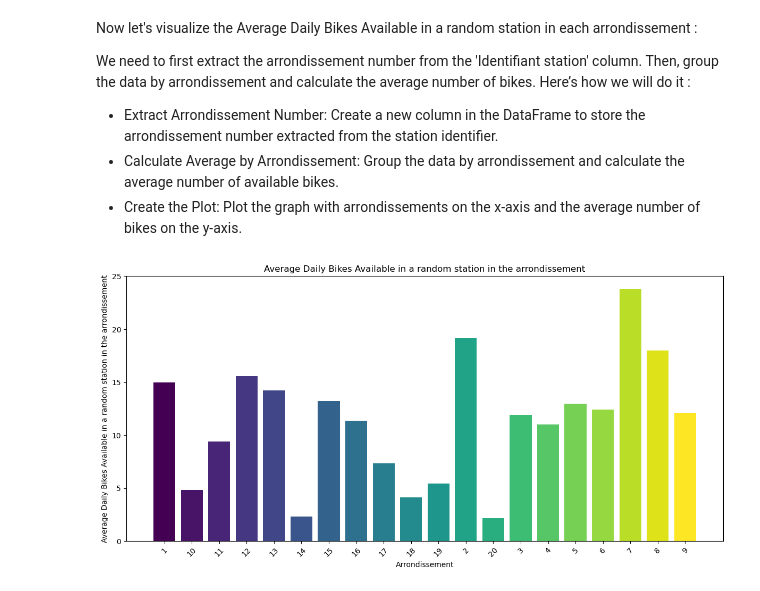
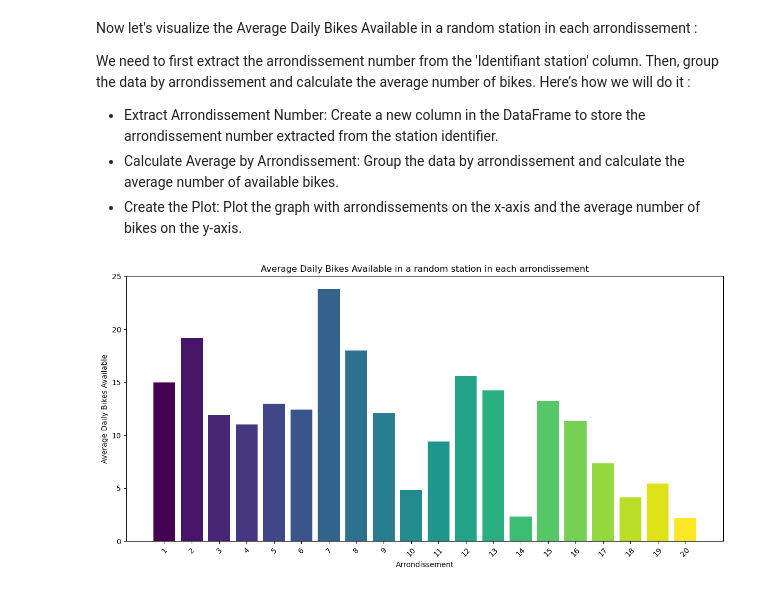
Before and after one commit to schronic/predicting_bike_traffic, a Jupyter notebook: EDA_for_velib_dataset.ipynb, the cells around one changed output. Cells and saved outputs as stored; diff of their text form; code cells hidden in the pictures.

```diff
--- a/EDA_for_velib_dataset.ipynb
+++ b/EDA_for_velib_dataset.ipynb
@@ -97,34 +97,41 @@ We need to first extract the arrondissement number from the 'Identifiant station
 - Calculate Average by Arrondissement: Group the data by arrondissement and calculate the average number of available bikes.
 - Create the Plot: Plot the graph with arrondissements on the x-axis and the average number of bikes on the y-axis.
 # %%
+import matplotlib.pyplot as plt
+import numpy as np
+
 # Function to extract arrondissement number
 def extract_arrondissement(identifiant):
     identifiant = str(identifiant)
-    return identifiant[:2] if len(identifiant) == 5 else identifiant[0]
+    return int(identifiant[:2]) if len(identifiant) == 5 else int(identifiant[0])
 
 # Apply the function to create a new column 'Arrondissement'
 data_velib['Arrondissement'] = data_velib['Identifiant station'].apply(extract_arrondissement)
 
 # Calculate the daily average number of bikes available by arrondissement
 average_bikes_per_arrondissement = data_velib.groupby('Arrondissement')['Nombre total vélos disponibles'].mean()
 
+# Sort the averages by arrondissement and convert arrondissement numbers to strings
+average_bikes_per_arrondissement_sorted = average_bikes_per_arrondissement.sort_index()
+average_bikes_per_arrondissement_sorted.index = average_bikes_per_arrondissement_sorted.index.map(str)
+
 # Create the bar plot
 plt.figure(figsize=(12, 6))  # Adjust the size as needed
-colors = plt.cm.viridis(np.linspace(0, 1, len(average_bikes_per_arrondissement)))
-plt.bar(average_bikes_per_arrondissement.index, average_bikes_per_arrondissement, color=colors)
+colors = plt.cm.viridis(np.linspace(0, 1, len(average_bikes_per_arrondissement_sorted)))
+plt.bar(average_bikes_per_arrondissement_sorted.index, average_bikes_per_arrondissement_sorted, color=colors)
 
 # Add titles and labels
 plt.title('Average Daily Bikes Available in a random station in each arrondissement')
 plt.xlabel('Arrondissement')
 plt.ylabel('Average Daily Bikes Available')
 
 # Rotate the x-axis labels for better readability if needed
 plt.xticks(rotation=45)
 
 # Adjust the layout
 plt.tight_layout()
 
 # Display the plot
 plt.show()
 # %% [output]
-[figure, old version]
+[figure, new version]
```
Also changed, not shown: parts of 11 cells of this notebook.
